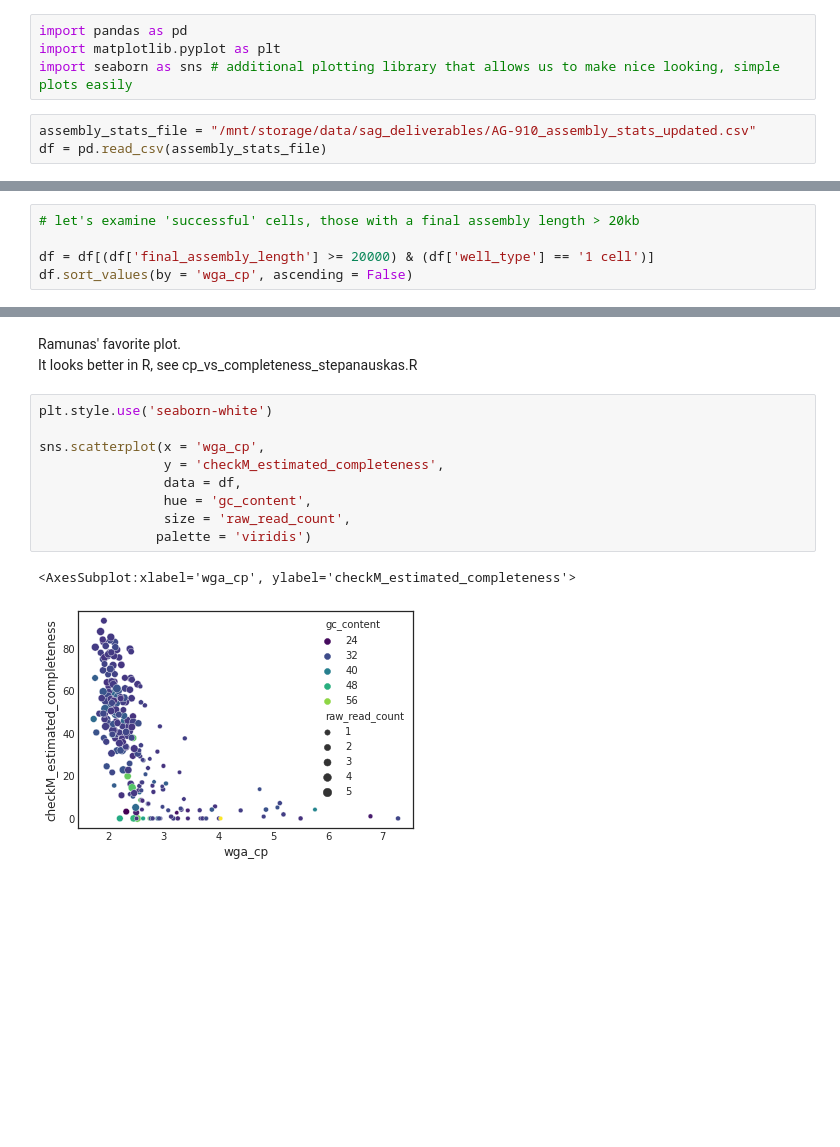
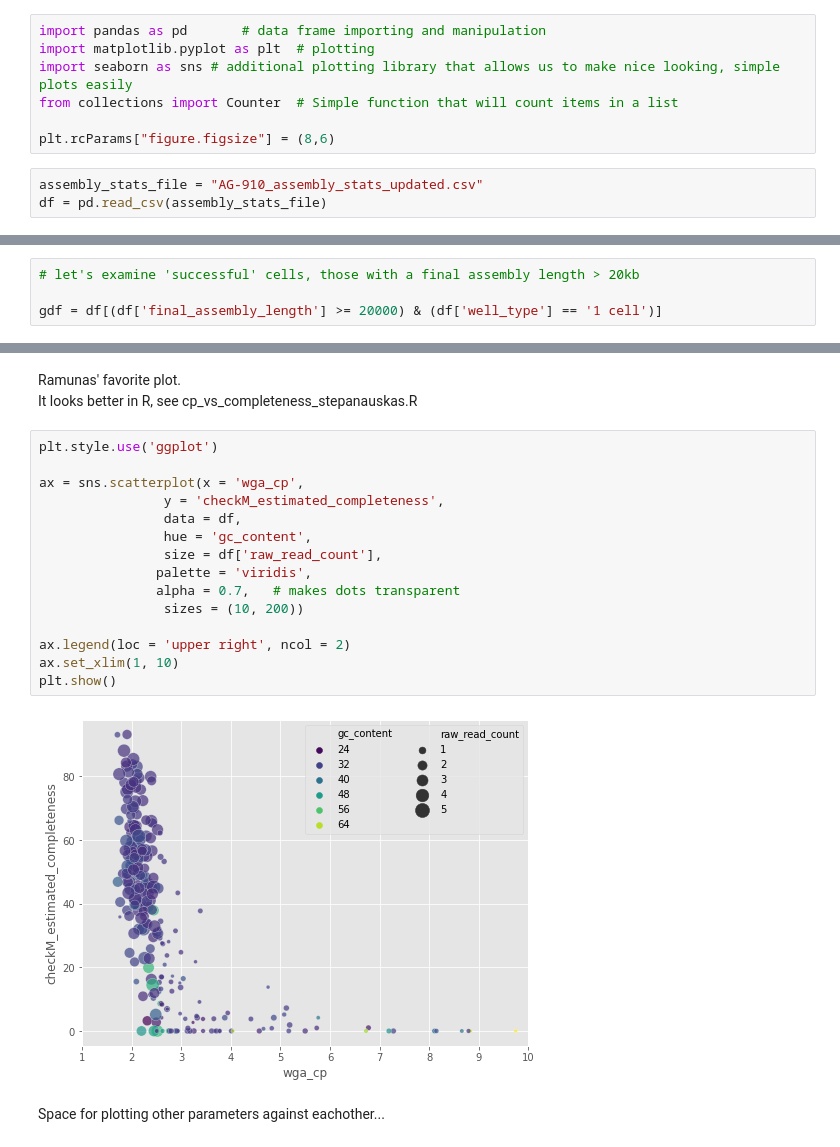
Before and after one commit to Bigelow-SCG-Course/Day1PM_SCG_data_intro, a Jupyter notebook: day1PM_playing_with_metadata.ipynb, the cells around one changed output, grey strips where cells are left out. Saved outputs shown, nothing was run; the diff lists cells and outputs as text; blank space fills up the shorter version.

```diff
--- a/day1PM_playing_with_metadata.ipynb
+++ b/day1PM_playing_with_metadata.ipynb
@@ -5,8 +5,11 @@ Make sure you are using the biopy kernel when running this notebook.
 # %%
-import pandas as pd
-import matplotlib.pyplot as plt
+import pandas as pd       # data frame importing and manipulation
+import matplotlib.pyplot as plt  # plotting
 import seaborn as sns # additional plotting library that allows us to make nice looking, simple plots easily
+from collections import Counter  # Simple function that will count items in a list
+
+plt.rcParams["figure.figsize"] = (8,6)
 # %%
-assembly_stats_file = "/mnt/storage/data/sag_deliverables/AG-910_assembly_stats_updated.csv"
+assembly_stats_file = "AG-910_assembly_stats_updated.csv"
 df = pd.read_csv(assembly_stats_file)
 # %% [markdown]
@@ -24,5 +53,4 @@ Let's look at how these cells line up based on various pieces of metadata:
 # %%
 # let's examine 'successful' cells, those with a final assembly length > 20kb
 
-df = df[(df['final_assembly_length'] >= 20000) & (df['well_type'] == '1 cell')]
-df.sort_values(by = 'wga_cp', ascending = False)
+gdf = df[(df['final_assembly_length'] >= 20000) & (df['well_type'] == '1 cell')]
@@ -95,14 +135,21 @@ plt.show()
 Ramunas' favorite plot.
 It looks better in R, see cp_vs_completeness_stepanauskas.R
 # %%
-plt.style.use('seaborn-white')
+plt.style.use('ggplot')
 
-sns.scatterplot(x = 'wga_cp',
+ax = sns.scatterplot(x = 'wga_cp',
                 y = 'checkM_estimated_completeness',
                 data = df,
                 hue = 'gc_content',
-                size = 'raw_read_count',
-               palette = 'viridis')
+                size = df['raw_read_count'],
+               palette = 'viridis',
+               alpha = 0.7,   # makes dots transparent
+                sizes = (10, 200))
+
+ax.legend(loc = 'upper right', ncol = 2)
+ax.set_xlim(1, 10)
+plt.show()
 # %% [output]
-<AxesSubplot:xlabel='wga_cp', ylabel='checkM_estimated_completeness'>
-[figure, old version]
+[figure, new version]
+# %% [markdown]
+Space for plotting other parameters against eachother...
```
Also changed, not shown: parts of 24 cells of this notebook, 4 other files.
